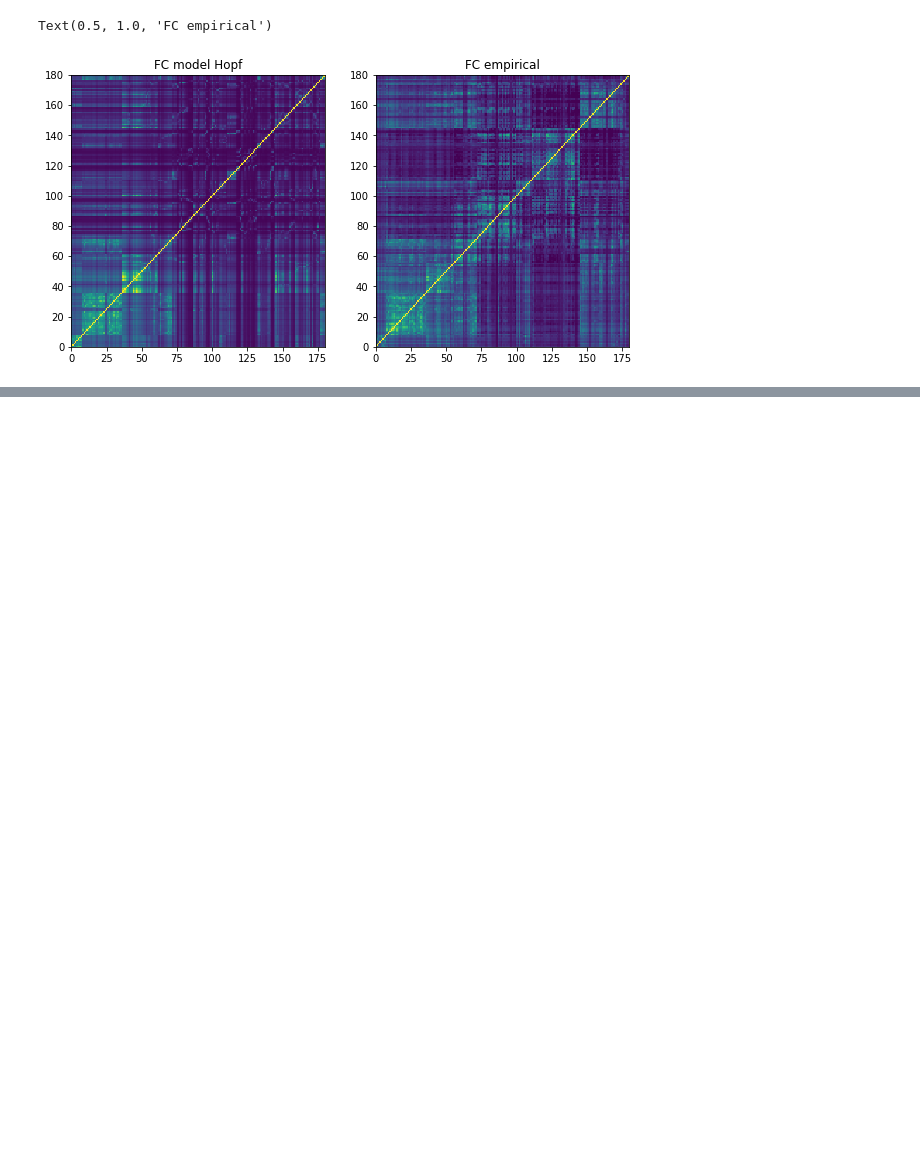
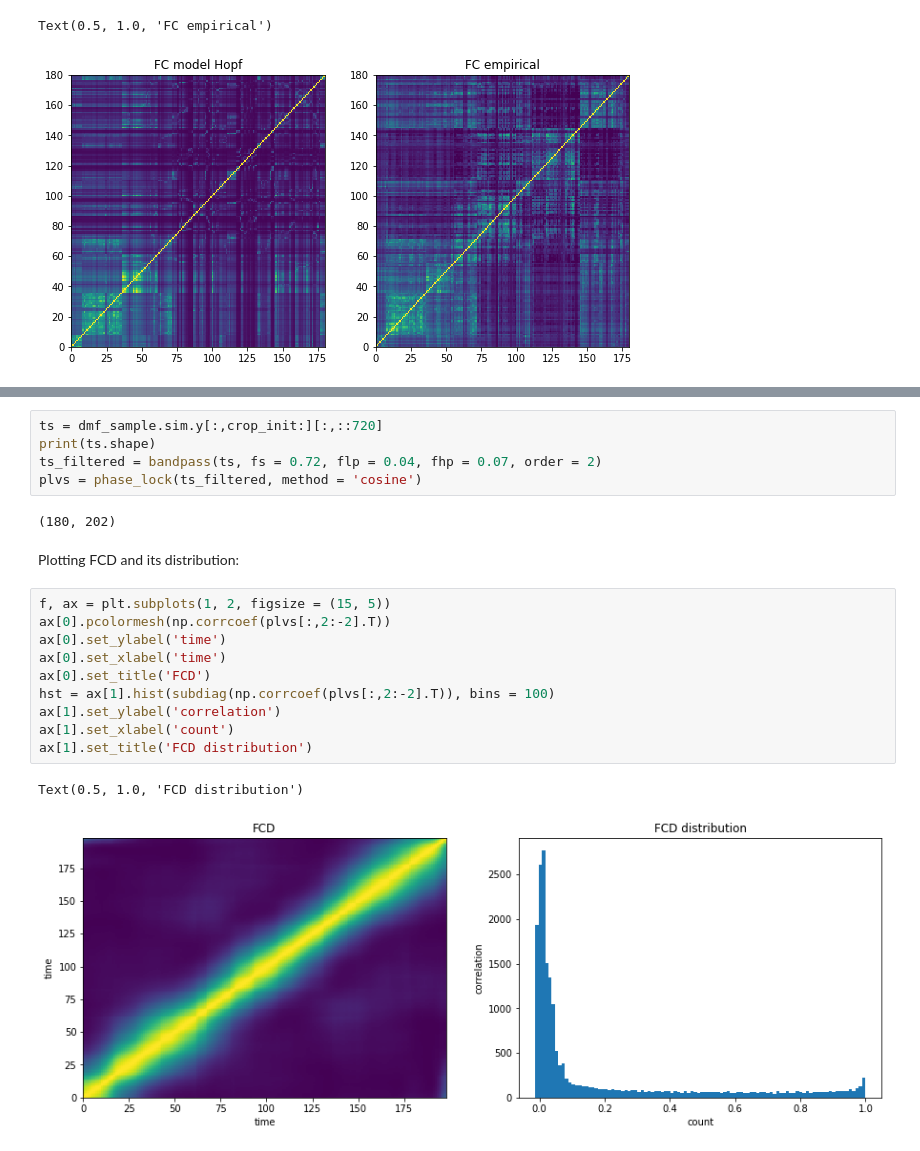
Before and after one commit to murat-demirtas/pylib, a Jupyter notebook: Demo_Model fitting.ipynb, the cells around one changed output, grey strips where cells are left out. Drawn from its saved outputs; the diff is of its cells as text; blank space fills up the shorter version.

```diff
--- a/Demo_Model fitting.ipynb
+++ b/Demo_Model fitting.ipynb
@@ -135,0 +195,22 @@ Text(0.5, 1.0, 'FC empirical')
+# %%
+ts = dmf_sample.sim.y[:,crop_init:][:,::720]
+print(ts.shape)
+ts_filtered = bandpass(ts, fs = 0.72, flp = 0.04, fhp = 0.07, order = 2)
+plvs = phase_lock(ts_filtered, method = 'cosine')
+# %% [output]
+(180, 202)
+# %% [markdown]
+Plotting FCD and its distribution:
+# %%
+f, ax = plt.subplots(1, 2, figsize = (15, 5))
+ax[0].pcolormesh(np.corrcoef(plvs[:,2:-2].T))
+ax[0].set_ylabel('time')
+ax[0].set_xlabel('time')
+ax[0].set_title('FCD')
+hst = ax[1].hist(subdiag(np.corrcoef(plvs[:,2:-2].T)), bins = 100)
+ax[1].set_ylabel('correlation')
+ax[1].set_xlabel('count')
+ax[1].set_title('FCD distribution')
+# %% [output]
+Text(0.5, 1.0, 'FCD distribution')
+[figure, added]
```
Also changed, not shown: parts of 8 cells of this notebook.
